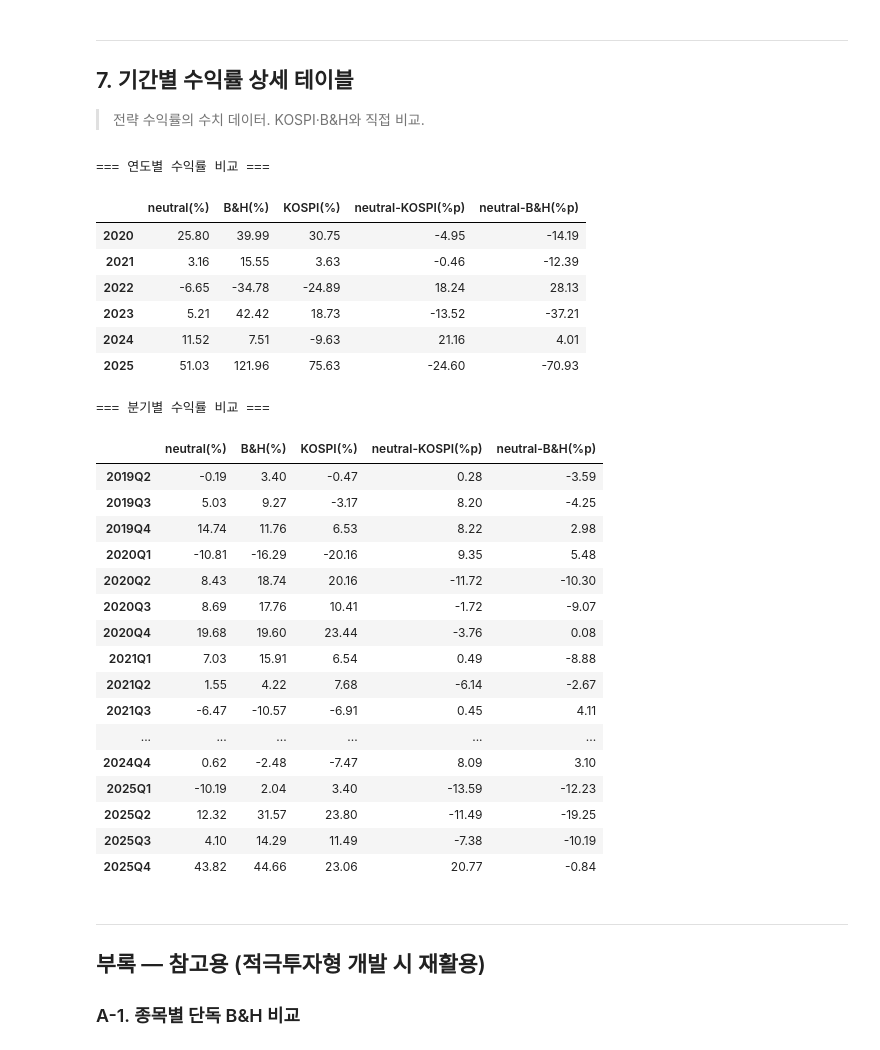
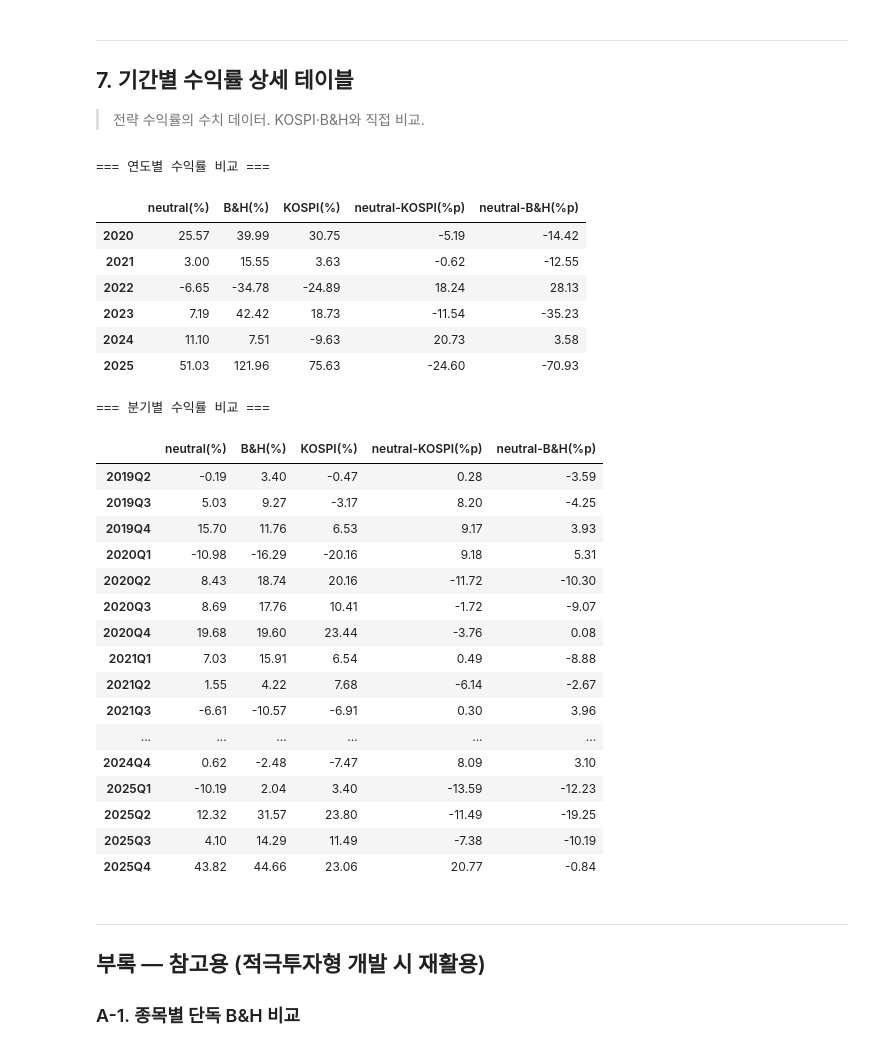
Before and after one commit to techshin31/test_stock, a Jupyter notebook: analysis/analysis_good593/study_vectorbt/backtest_neutral_portfolio.ipynb, the cells around one changed output. Drawn from its saved outputs; the diff is of its cells as text; code cells hidden in the pictures.

```diff
--- a/analysis/analysis_good593/study_vectorbt/backtest_neutral_portfolio.ipynb
+++ b/analysis/analysis_good593/study_vectorbt/backtest_neutral_portfolio.ipynb
@@ -222,6 +223,10 @@ pf_bh = run_bh_portfolio(
 
 names_all = wf_info['names_all']   # 주식 + 단기채 ETF 전체 이름
 
+# vbt.Portfolio → pandas 추출 (metrics/plots 공통 사용)
+d    = extract(pf_wf)
+d_bh = extract(pf_bh)
+
 print(f'완료 — {wf_info["n_windows"]}개 WF 구간')
 print()
 
@@ -408,25 +413,25 @@ plot_yearly_stock_etf(pf_wf, names_all, etf_name=CASH_ETF_NAME)
 > 전략 수익률의 수치 데이터. KOSPI·B&H와 직접 비교.
 # %%
 tbl_yearly = build_period_stats_table(
-    pf_wf, pf_bh,
+    d['equity'], d_bh['equity'],
     benchmark_series=kospi,
     freq='Y',
     profile_name=PROFILE_NAME,
 )
 print('=== 연도별 수익률 비교 ===\n')
 tbl_yearly
 # %% [output]
 === 연도별 수익률 비교 ===
 |  | neutral(%) | B&H(%) | KOSPI(%) | neutral-KOSPI(%p) | neutral-B&H(%p) |
-| 2020 | 25.80 | 39.99 | 30.75 | -4.95 | -14.19 |
-| 2021 | 3.16 | 15.55 | 3.63 | -0.46 | -12.39 |
+| 2020 | 25.57 | 39.99 | 30.75 | -5.19 | -14.42 |
+| 2021 | 3.00 | 15.55 | 3.63 | -0.62 | -12.55 |
 | 2022 | -6.65 | -34.78 | -24.89 | 18.24 | 28.13 |
-| 2023 | 5.21 | 42.42 | 18.73 | -13.52 | -37.21 |
-| 2024 | 11.52 | 7.51 | -9.63 | 21.16 | 4.01 |
+| 2023 | 7.19 | 42.42 | 18.73 | -11.54 | -35.23 |
+| 2024 | 11.10 | 7.51 | -9.63 | 20.73 | 3.58 |
 | 2025 | 51.03 | 121.96 | 75.63 | -24.60 | -70.93 |
 # %%
 tbl_quarterly = build_period_stats_table(
-    pf_wf, pf_bh,
+    d['equity'], d_bh['equity'],
     benchmark_series=kospi,
     freq='Q',
     profile_name=PROFILE_NAME,
@@ -438,14 +443,14 @@ tbl_quarterly
 |  | neutral(%) | B&H(%) | KOSPI(%) | neutral-KOSPI(%p) | neutral-B&H(%p) |
 | 2019Q2 | -0.19 | 3.40 | -0.47 | 0.28 | -3.59 |
 | 2019Q3 | 5.03 | 9.27 | -3.17 | 8.20 | -4.25 |
-| 2019Q4 | 14.74 | 11.76 | 6.53 | 8.22 | 2.98 |
-| 2020Q1 | -10.81 | -16.29 | -20.16 | 9.35 | 5.48 |
+| 2019Q4 | 15.70 | 11.76 | 6.53 | 9.17 | 3.93 |
+| 2020Q1 | -10.98 | -16.29 | -20.16 | 9.18 | 5.31 |
 | 2020Q2 | 8.43 | 18.74 | 20.16 | -11.72 | -10.30 |
 | 2020Q3 | 8.69 | 17.76 | 10.41 | -1.72 | -9.07 |
 | 2020Q4 | 19.68 | 19.60 | 23.44 | -3.76 | 0.08 |
 | 2021Q1 | 7.03 | 15.91 | 6.54 | 0.49 | -8.88 |
 | 2021Q2 | 1.55 | 4.22 | 7.68 | -6.14 | -2.67 |
-| 2021Q3 | -6.47 | -10.57 | -6.91 | 0.45 | 4.11 |
+| 2021Q3 | -6.61 | -10.57 | -6.91 | 0.30 | 3.96 |
 | ... | ... | ... | ... | ... | ... |
 | 2024Q4 | 0.62 | -2.48 | -7.47 | 8.09 | 3.10 |
 | 2025Q1 | -10.19 | 2.04 | 3.40 | -13.59 | -12.23 |
```
Also changed, not shown: parts of 16 cells of this notebook, 10 other files.
